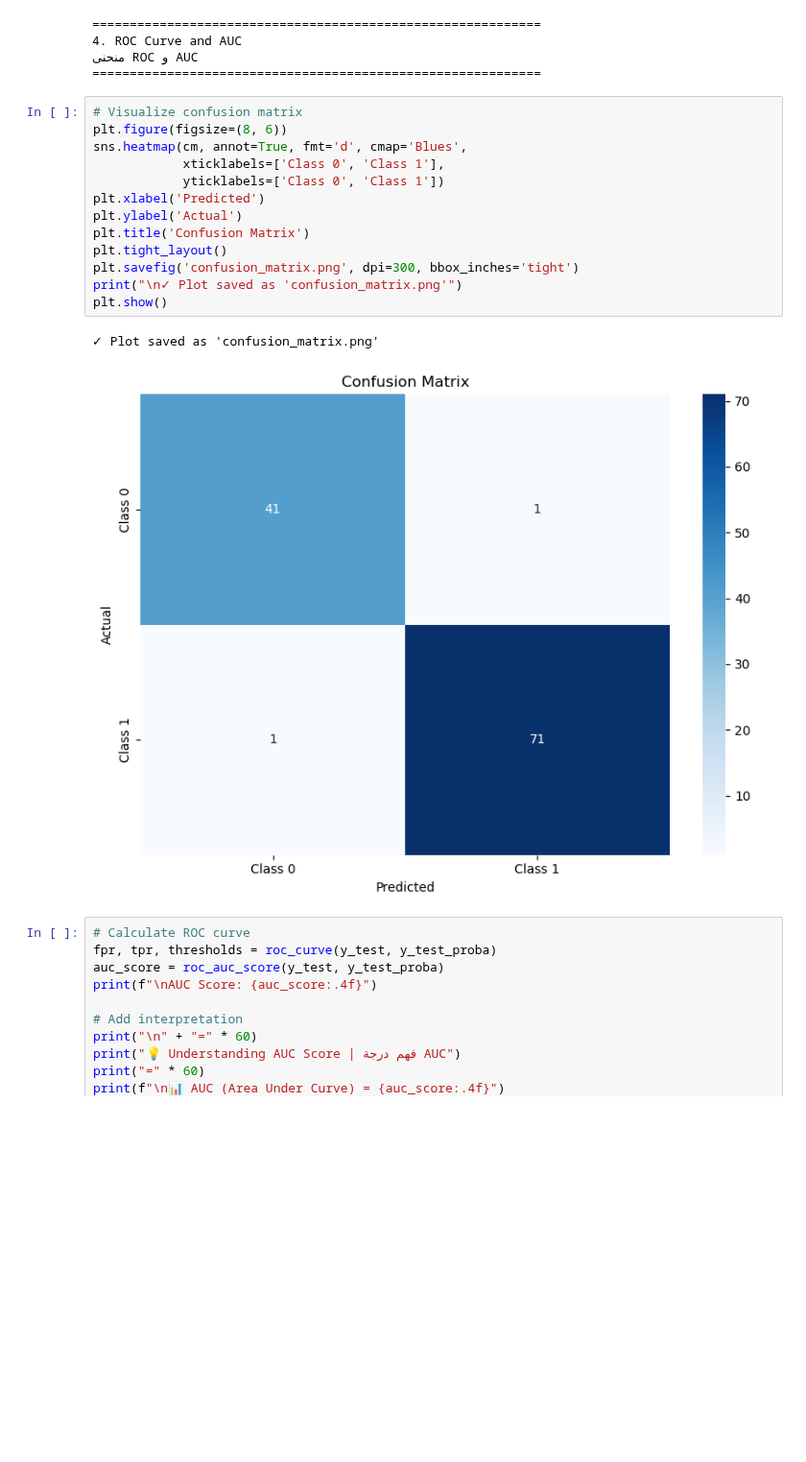
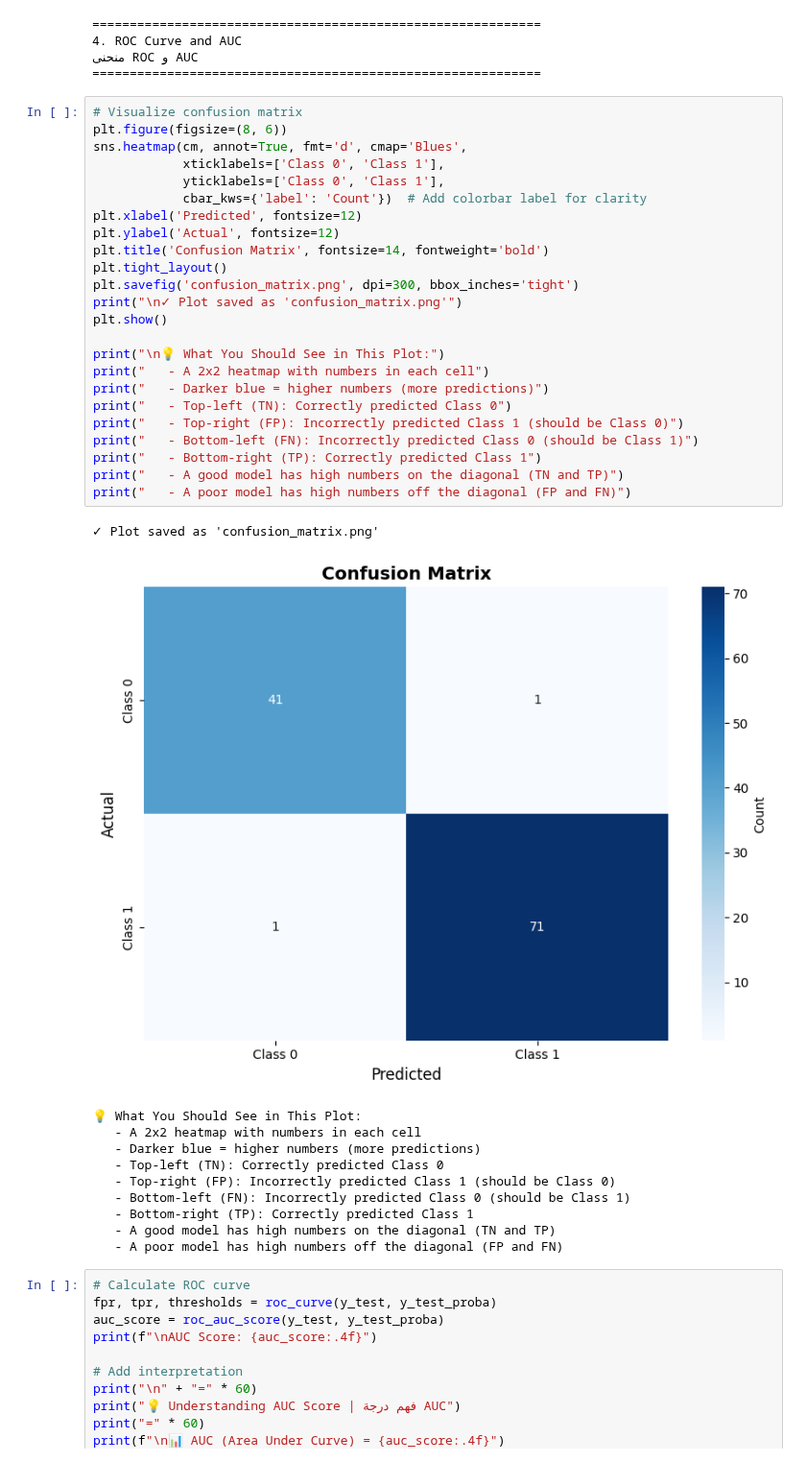
Before and after one commit to alwaleedsul/AI-Diploma-Program, a Jupyter notebook: Course 04/unit3-classification/examples/01_logistic_regression.ipynb, the cells around one changed output. Shown at 96% size. Saved outputs shown, nothing was run; the diff lists cells and outputs as text; blank space fills up the shorter version.

```diff
--- a/Course 04/unit3-classification/examples/01_logistic_regression.ipynb
+++ b/Course 04/unit3-classification/examples/01_logistic_regression.ipynb
@@ -839,19 +946,39 @@ print("=" * 60)
 # %%
 # Visualize confusion matrix
 plt.figure(figsize=(8, 6))
 sns.heatmap(cm, annot=True, fmt='d', cmap='Blues',
             xticklabels=['Class 0', 'Class 1'],
-            yticklabels=['Class 0', 'Class 1'])
-plt.xlabel('Predicted')
-plt.ylabel('Actual')
-plt.title('Confusion Matrix')
+            yticklabels=['Class 0', 'Class 1'],
+            cbar_kws={'label': 'Count'})  # Add colorbar label for clarity
+plt.xlabel('Predicted', fontsize=12)
+plt.ylabel('Actual', fontsize=12)
+plt.title('Confusion Matrix', fontsize=14, fontweight='bold')
 plt.tight_layout()
 plt.savefig('confusion_matrix.png', dpi=300, bbox_inches='tight')
 print("\n✓ Plot saved as 'confusion_matrix.png'")
 plt.show()
+
+print("\n💡 What You Should See in This Plot:")
+print("   - A 2x2 heatmap with numbers in each cell")
+print("   - Darker blue = higher numbers (more predictions)")
+print("   - Top-left (TN): Correctly predicted Class 0")
+print("   - Top-right (FP): Incorrectly predicted Class 1 (should be Class 0)")
+print("   - Bottom-left (FN): Incorrectly predicted Class 0 (should be Class 1)")
+print("   - Bottom-right (TP): Correctly predicted Class 1")
+print("   - A good model has high numbers on the diagonal (TN and TP)")
+print("   - A poor model has high numbers off the diagonal (FP and FN)")
 # %% [output]
 ✓ Plot saved as 'confusion_matrix.png'
-[figure, old version]
+[figure, new version]
+💡 What You Should See in This Plot:
+   - A 2x2 heatmap with numbers in each cell
+   - Darker blue = higher numbers (more predictions)
+   - Top-left (TN): Correctly predicted Class 0
+   - Top-right (FP): Incorrectly predicted Class 1 (should be Class 0)
+   - Bottom-left (FN): Incorrectly predicted Class 0 (should be Class 1)
+   - Bottom-right (TP): Correctly predicted Class 1
+   - A good model has high numbers on the diagonal (TN and TP)
+   - A poor model has high numbers off the diagonal (FP and FN)
 # %%
 # Calculate ROC curve
 fpr, tpr, thresholds = roc_curve(y_test, y_test_proba)
```
Also changed, not shown: parts of 17 cells of this notebook, 5 other files.
